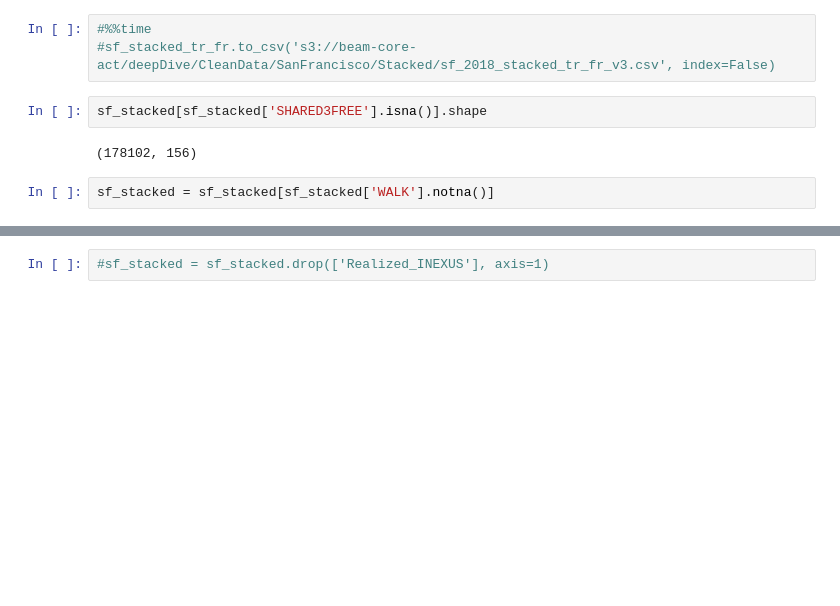
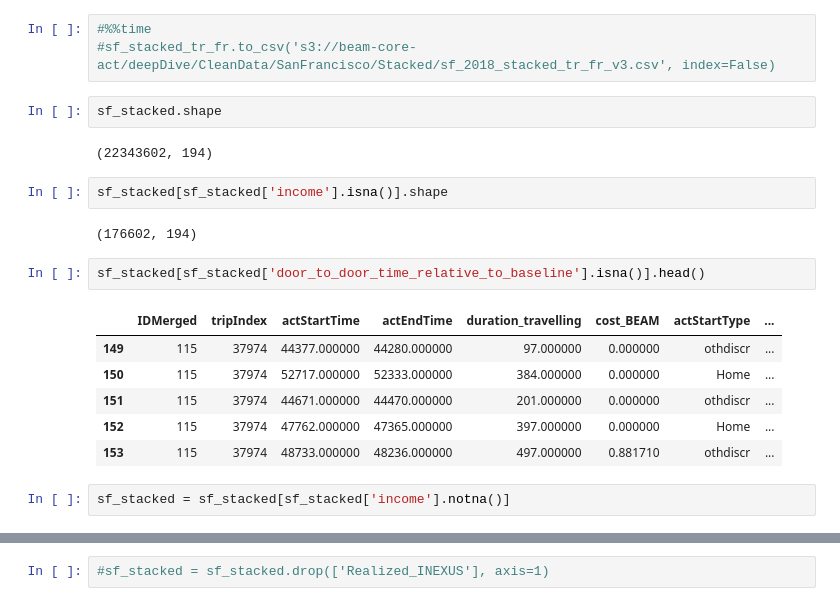
Before and after one commit to LBNL-UCB-STI/beam-core-analysis, a Jupyter notebook: Users/Nazanin/Stacked_Person_Trip_Dataset-Ridehail_price_recalibrated.ipynb, the cells around one changed output, grey strips where cells are left out. Drawn from its saved outputs; the diff is of its cells as text; blank space fills up the shorter version.

```diff
--- a/Users/Nazanin/Stacked_Person_Trip_Dataset-Ridehail_price_recalibrated.ipynb
+++ b/Users/Nazanin/Stacked_Person_Trip_Dataset-Ridehail_price_recalibrated.ipynb
@@ -834,11 +829,24 @@ sf_stacked = sf_stacked.drop(['num_work_tours','num_joint_tours', 'non_mandatory
 # %%
 #%%time
 #sf_stacked_tr_fr.to_csv('s3://beam-core-act/deepDive/CleanData/SanFrancisco/Stacked/sf_2018_stacked_tr_fr_v3.csv', index=False)
+# %%
+sf_stacked.shape
+# %% [output]
+(22343602, 194)
 # %%
-sf_stacked[sf_stacked['SHARED3FREE'].isna()].shape
+sf_stacked[sf_stacked['income'].isna()].shape
 # %% [output]
-(178102, 156)
+(176602, 194)
+# %%
+sf_stacked[sf_stacked['door_to_door_time_relative_to_baseline'].isna()].head()
+# %% [output]
+|  | IDMerged | tripIndex | actStartTime | actEndTime | duration_travelling | cost_BEAM | actStartType | ... |
+| 149 | 115 | 37974 | 44377.000000 | 44280.000000 | 97.000000 | 0.000000 | othdiscr | ... |
+| 150 | 115 | 37974 | 52717.000000 | 52333.000000 | 384.000000 | 0.000000 | Home | ... |
+| 151 | 115 | 37974 | 44671.000000 | 44470.000000 | 201.000000 | 0.000000 | othdiscr | ... |
+| 152 | 115 | 37974 | 47762.000000 | 47365.000000 | 397.000000 | 0.000000 | Home | ... |
+| 153 | 115 | 37974 | 48733.000000 | 48236.000000 | 497.000000 | 0.881710 | othdiscr | ... |
 # %%
-sf_stacked = sf_stacked[sf_stacked['WALK'].notna()]
+sf_stacked = sf_stacked[sf_stacked['income'].notna()]
 # %%
 # Mapping BEAM and ASIM modes
```
Also changed, not shown: parts of 45 cells of this notebook, 12 other files.
